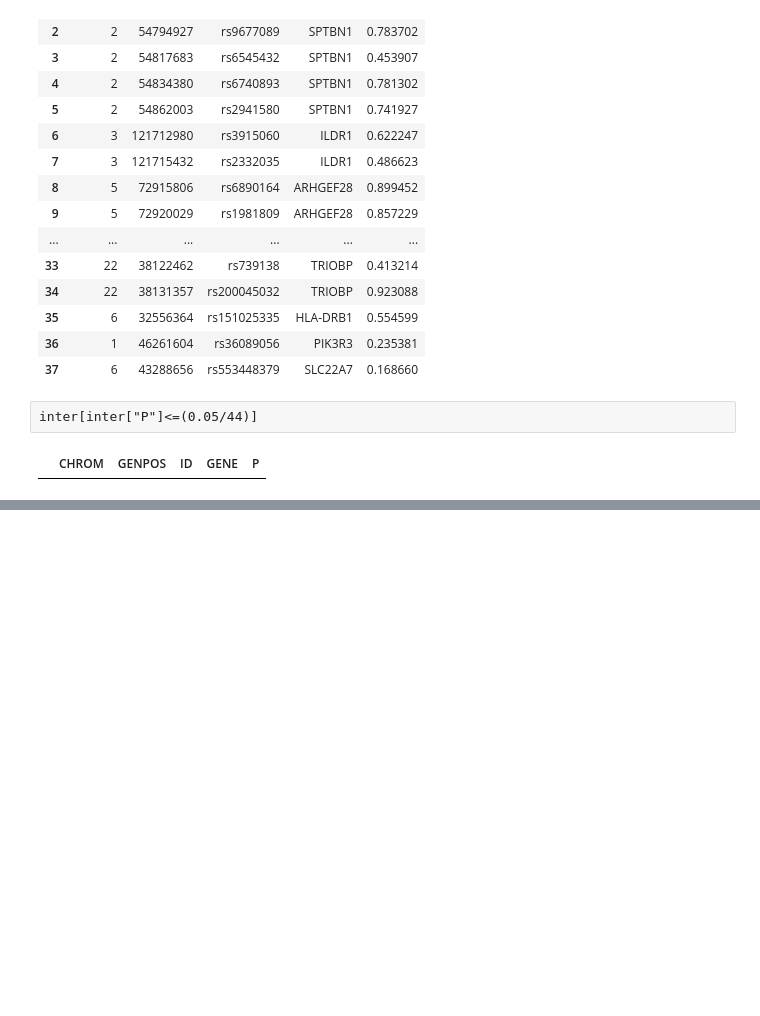
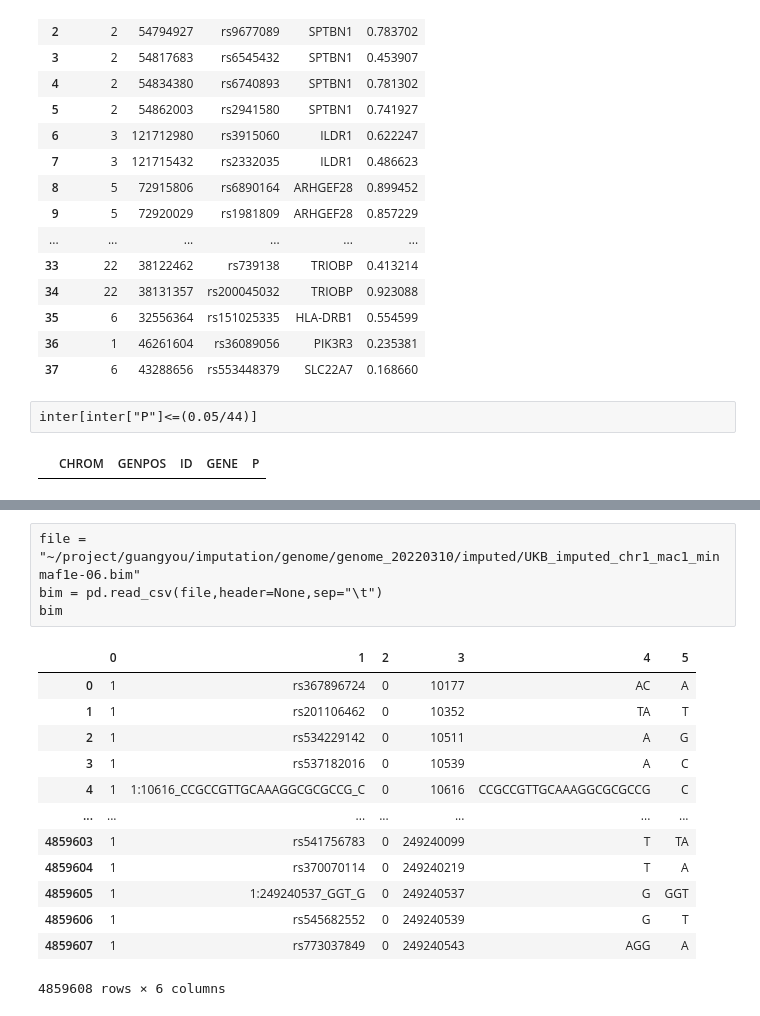
Before and after one commit to statgenetics/UKBB_GWAS_dev, a Jupyter notebook: workflow/030722_GenexNoise_interaction.ipynb, the cells around one changed output, grey strips where cells are left out. Saved outputs shown, nothing was run; the diff lists cells and outputs as text; blank space fills up the shorter version.

```diff
--- a/workflow/030722_GenexNoise_interaction.ipynb
+++ b/workflow/030722_GenexNoise_interaction.ipynb
@@ -3017,0 +3043,18 @@ inter[inter["P"]<=(0.05/44)]
+# %%
+file = "~/project/guangyou/imputation/genome/genome_20220310/imputed/UKB_imputed_chr1_mac1_minmaf1e-06.bim"
+bim = pd.read_csv(file,header=None,sep="\t")
+bim
+# %% [output]
+|  | 0 | 1 | 2 | 3 | 4 | 5 |
+| 0 | 1 | rs367896724 | 0 | 10177 | AC | A |
+| 1 | 1 | rs201106462 | 0 | 10352 | TA | T |
+| 2 | 1 | rs534229142 | 0 | 10511 | A | G |
+| 3 | 1 | rs537182016 | 0 | 10539 | A | C |
+| 4 | 1 | 1:10616_CCGCCGTTGCAAAGGCGCGCCG_C | 0 | 10616 | CCGCCGTTGCAAAGGCGCGCCG | C |
+| ... | ... | ... | ... | ... | ... | ... |
+| 4859603 | 1 | rs541756783 | 0 | 249240099 | T | TA |
+| 4859604 | 1 | rs370070114 | 0 | 249240219 | T | A |
+| 4859605 | 1 | 1:249240537_GGT_G | 0 | 249240537 | G | GGT |
+| 4859606 | 1 | rs545682552 | 0 | 249240539 | G | T |
+| 4859607 | 1 | rs773037849 | 0 | 249240543 | AGG | A |
+4859608 rows × 6 columns
```
Also changed, not shown: parts of 5 cells of this notebook.
